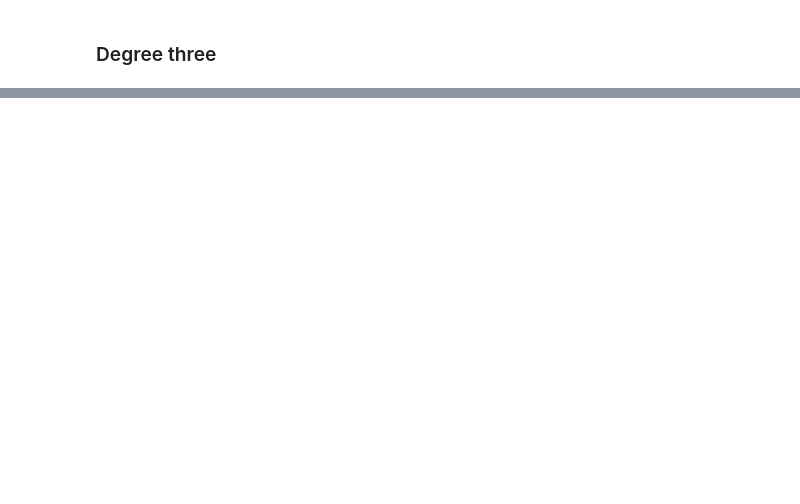
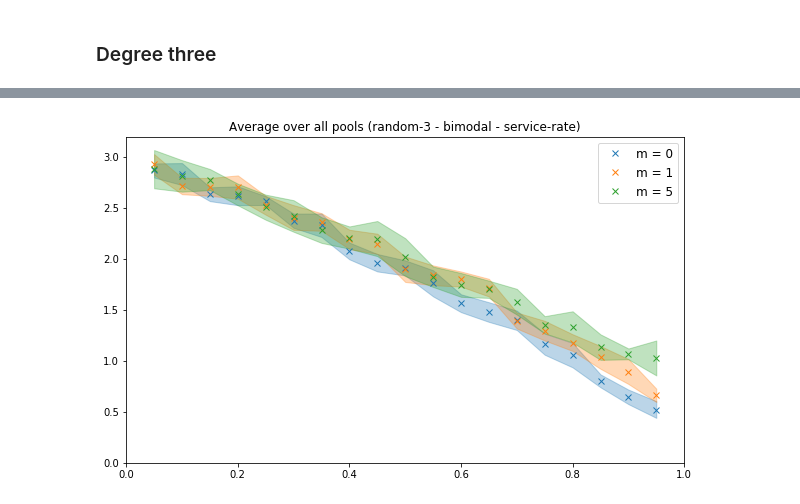
Before and after one commit to ccomte/phd-thesis, a Jupyter notebook: 7-job-scheduling/plot.ipynb, the cells around one changed output, grey strips where cells are left out. Drawn from its saved outputs; the diff is of its cells as text; code cells hidden in the pictures; blank space fills up the shorter version.

```diff
--- a/7-job-scheduling/plot.ipynb
+++ b/7-job-scheduling/plot.ipynb
@@ -131,0 +169,4 @@ toy_example('n', 'zipf', 'service-rate')
+# %%
+random('random-3', 'bimodal', 'service-rate')
+# %% [output]
+[figure, added]
```
Also changed, not shown: parts of 12 cells of this notebook, 4 other files.
